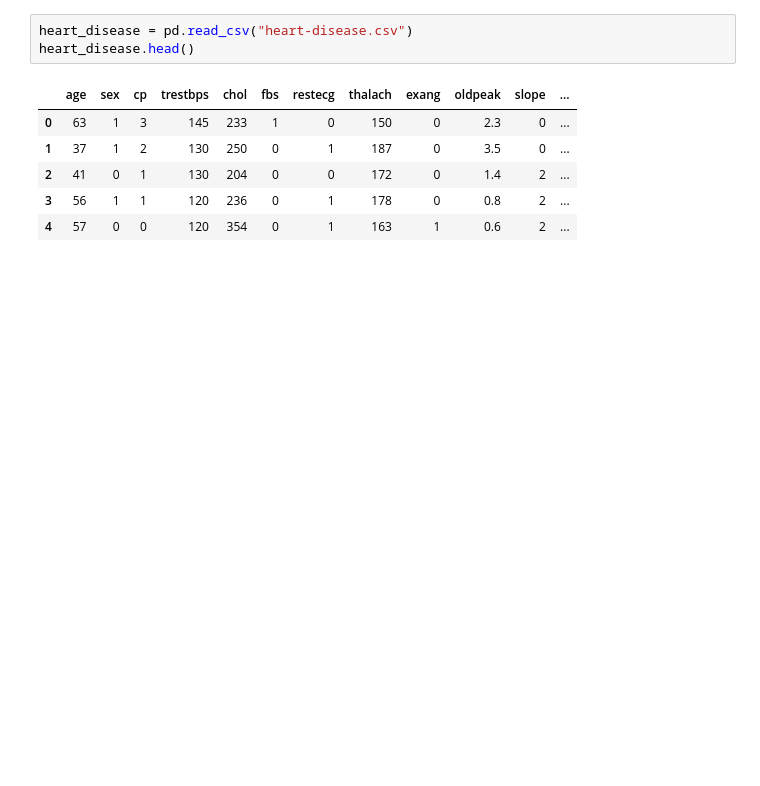
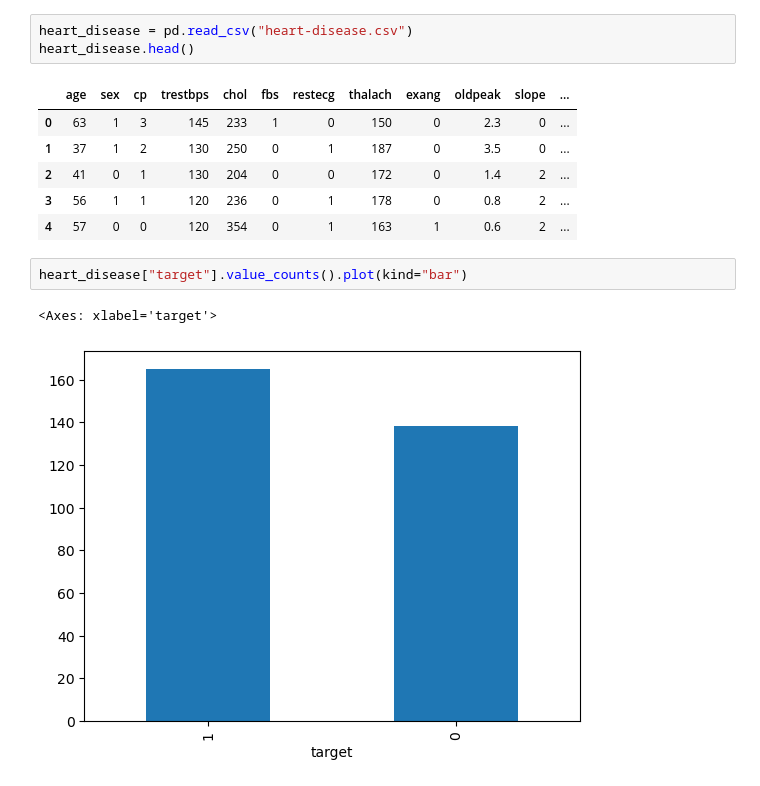
Before and after one commit to AliAbdallah454/ZTMMlCourse, a Jupyter notebook: section11Project/end-to-end-heart-disease-project.ipynb, the cells around one changed output. Saved outputs shown, nothing was run; the diff lists cells and outputs as text; blank space fills up the shorter version.

```diff
--- a/section11Project/end-to-end-heart-disease-project.ipynb
+++ b/section11Project/end-to-end-heart-disease-project.ipynb
@@ -36,3 +38,8 @@ heart_disease.head()
 | 2 | 41 | 0 | 1 | 130 | 204 | 0 | 0 | 172 | 0 | 1.4 | 2 | ... |
 | 3 | 56 | 1 | 1 | 120 | 236 | 0 | 1 | 178 | 0 | 0.8 | 2 | ... |
 | 4 | 57 | 0 | 0 | 120 | 354 | 0 | 1 | 163 | 1 | 0.6 | 2 | ... |
+# %%
+heart_disease["target"].value_counts().plot(kind="bar")
+# %% [output]
+<Axes: xlabel='target'>
+[figure, added]
```
Also changed, not shown: parts of 68 cells of this notebook.
